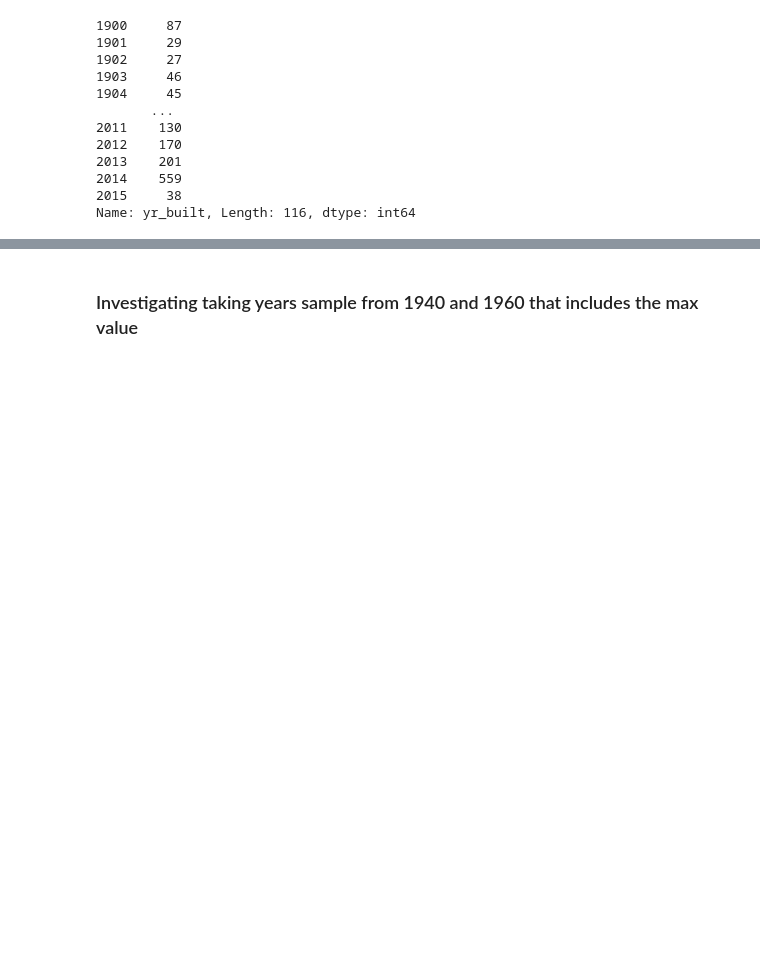
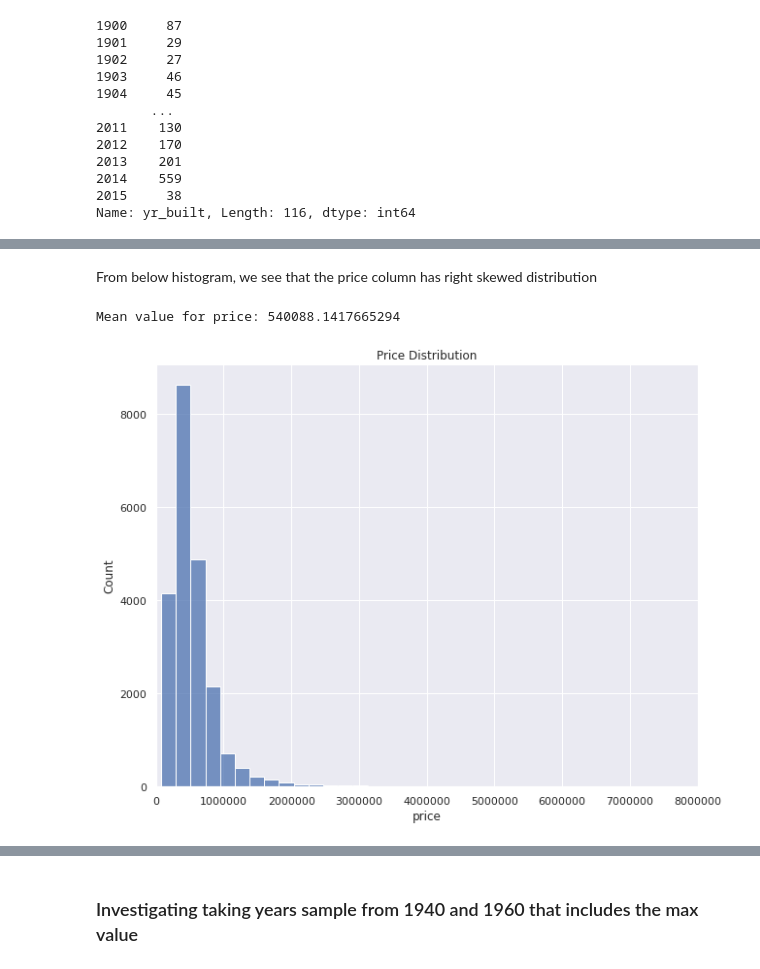
Before and after one commit to Rowan-Omar/House-Pricing---Data-Analysis, a Jupyter notebook: House_Pricing.ipynb, the cells around one changed output, grey strips where cells are left out. Cells and saved outputs as stored; diff of their text form; code cells hidden in the pictures; blank space fills up the shorter version.

```diff
--- a/House_Pricing.ipynb
+++ b/House_Pricing.ipynb
@@ -420,0 +355,12 @@ plt.legend((ba,bed),("bathrooms","bedrooms"))
+# %% [markdown]
+From below histogram, we see that the price column has right skewed distribution
+# %%
+fig, ax = plt.subplots(figsize=(10, 8))
+ax.set_title("Price Distribution")
+ax.ticklabel_format(useOffset=False,style='plain')
+ax.set_xlim([0,8_000_000])
+print("Mean value for price: "+str(hs.price.mean()))
+sns.histplot(hs['price'], bins=35);
+# %% [output]
+Mean value for price: 540088.1417665294
+[figure, added]
```
Also changed, not shown: parts of 103 cells of this notebook.
